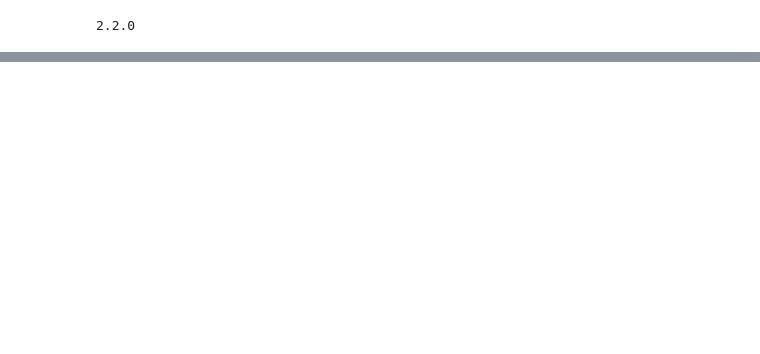
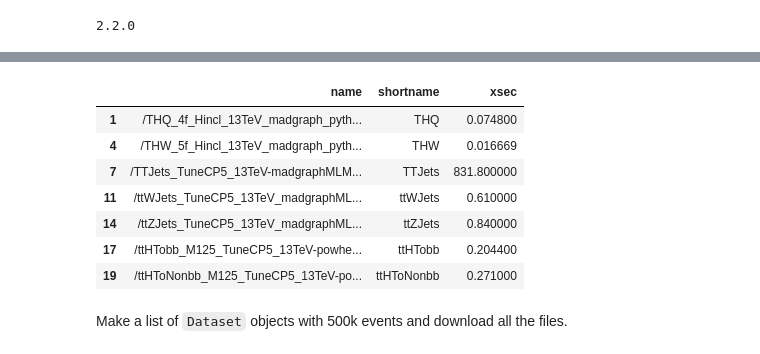
Before and after one commit to aminnj/miscnotebooks, a Jupyter notebook: singletophiggs/analysis.ipynb, the cells around one changed output, grey strips where cells are left out. Saved outputs shown, nothing was run; the diff lists cells and outputs as text; code cells hidden in the pictures; blank space fills up the shorter version.

```diff
--- a/singletophiggs/analysis.ipynb
+++ b/singletophiggs/analysis.ipynb
@@ -25,0 +177,48 @@ print mpl.__version__
+# %%
+dataset_names = [
+    "/THQ_4f_Hincl_13TeV_madgraph_pythia8/RunIIFall17NanoAODv4-PU2017_12Apr2018_Nano14Dec2018_102X_mc2017_realistic_v6-v1/NANOAODSIM",
+    "/THQ_4f_Hincl_13TeV_madgraph_pythia8/RunIIAutumn18NanoAODv4-Nano14Dec2018_102X_upgrade2018_realistic_v16-v1/NANOAODSIM",
+    "/THQ_Hincl_13TeV-madgraph-pythia8_TuneCUETP8M1/RunIISummer16NanoAODv4-PUMoriond17_Nano14Dec2018_102X_mcRun2_asymptotic_v6-v1/NANOAODSIM",
+    "/THW_5f_Hincl_13TeV_madgraph_pythia8/RunIIFall17NanoAODv4-PU2017_12Apr2018_Nano14Dec2018_102X_mc2017_realistic_v6-v1/NANOAODSIM",
+    "/THW_5f_Hincl_13TeV_madgraph_pythia8/RunIIAutumn18NanoAODv4-Nano14Dec2018_102X_upgrade2018_realistic_v16-v1/NANOAODSIM",
+    "/THW_Hincl_13TeV-madgraph-pythia8_TuneCUETP8M1/RunIISummer16NanoAODv4-PUMoriond17_Nano14Dec2018_102X_mcRun2_asymptotic_v6-v1/NANOAODSIM",
+    "/TTJets_TuneCP5_13TeV-madgraphMLM-pythia8/RunIIFall17NanoAODv4-PU2017_12Apr2018_Nano14Dec2018_102X_mc2017_realistic_v6-v1/NANOAODSIM",
+    "/TTJets_TuneCP5_13TeV-madgraphMLM-pythia8/RunIIAutumn18NanoAODv4-Nano14Dec2018_102X_upgrade2018_realistic_v16-v1/NANOAODSIM",
+    "/TTJets_TuneCUETP8M1_13TeV-madgraphMLM-pythia8/RunIISummer16NanoAODv4-PUMoriond17_Nano14Dec2018_102X_mcRun2_asymptotic_v6-v1/NANOAODSIM",
+    "/ttWJets_13TeV_madgraphMLM/RunIISummer16NanoAODv4-Nano14Dec2018_102X_mcRun2_asymptotic_v6-v1/NANOAODSIM",
+    "/ttWJets_TuneCP5_13TeV_madgraphMLM_pythia8/RunIIFall17NanoAODv4-PU2017_12Apr2018_Nano14Dec2018_102X_mc2017_realistic_v6-v1/NANOAODSIM",
+    "/ttWJets_TuneCP5_13TeV_madgraphMLM_pythia8/RunIIAutumn18NanoAODv4-Nano14Dec2018_102X_upgrade2018_realistic_v16_ext1-v1/NANOAODSIM",
+    "/ttZJets_13TeV_madgraphMLM-pythia8/RunIISummer16NanoAODv4-PUMoriond17_Nano14Dec2018_102X_mcRun2_asymptotic_v6-v1/NANOAODSIM",
+    "/ttZJets_TuneCP5_13TeV_madgraphMLM_pythia8/RunIIFall17NanoAODv4-PU2017_12Apr2018_Nano14Dec2018_102X_mc2017_realistic_v6-v1/NANOAODSIM",
+    "/ttZJets_TuneCP5_13TeV_madgraphMLM_pythia8/RunIIAutumn18NanoAODv4-Nano14Dec2018_102X_upgrade2018_realistic_v16_ext1-v1/NANOAODSIM",
+    "/ttHTobb_M125_13TeV_powheg_pythia8/RunIISummer16NanoAODv4-PUMoriond17_Nano14Dec2018_102X_mcRun2_asymptotic_v6-v1/NANOAODSIM",
+    "/ttHTobb_M125_TuneCP5_13TeV-powheg-pythia8/RunIIFall17NanoAODv4-PU2017_12Apr2018_Nano14Dec2018_new_pmx_102X_mc2017_realistic_v6-v1/NANOAODSIM",
+    "/ttHTobb_M125_TuneCP5_13TeV-powheg-pythia8/RunIIAutumn18NanoAOD-102X_upgrade2018_realistic_v15-v3/NANOAODSIM",
+    "/ttHToNonbb_M125_TuneCUETP8M2_ttHtranche3_13TeV-powheg-pythia8/RunIISummer16NanoAODv4-PUMoriond17_Nano14Dec2018_102X_mcRun2_asymptotic_v6-v1/NANOAODSIM",
+    "/ttHToNonbb_M125_TuneCP5_13TeV-powheg-pythia8/RunIIAutumn18NanoAODv4-Nano14Dec2018_102X_upgrade2018_realistic_v16-v1/NANOAODSIM",
+    "/ttHToNonbb_M125_TuneCP5_13TeV-powheg-pythia8/RunIIFall17NanoAODv4-PU2017_12Apr2018_Nano14Dec2018_new_pmx_102X_mc2017_realistic_v6-v1/NANOAODSIM",
+]
+df_datasets = pd.DataFrame(dataset_names,columns=["name"]).reset_index(drop=True)
+df_datasets["shortname"] = df_datasets["name"].str[1:].str.split("_").str[0]
+df_datasets["xsec"] = 1.
+names = df_datasets["name"].str
+df_datasets.loc[names.contains("THQ"),["xsec"]] = 0.0748 # https://arxiv.org/pdf/1504.00611.pdf
+df_datasets.loc[names.contains("THW"),["xsec"]] = 0.016*0.0748/0.0718 # eq 16/10 of https://arxiv.org/pdf/1211.0499.pdf
+df_datasets.loc[names.contains("ttHTobb"),["xsec"]] = 0.2044
+df_datasets.loc[names.contains("ttHToNonbb"),["xsec"]] = 0.2710
+df_datasets.loc[names.contains("ttZ"),["xsec"]] = 0.840
+df_datasets.loc[names.contains("ttW"),["xsec"]] = 0.610
+df_datasets.loc[names.contains("TTJets"),["xsec"]] = 831.8
+df_datasets = df_datasets[names.contains("Autumn18")]
+df_datasets
+# %% [output]
+|  | name | shortname | xsec |
+| 1 | /THQ_4f_Hincl_13TeV_madgraph_pyth... | THQ | 0.074800 |
+| 4 | /THW_5f_Hincl_13TeV_madgraph_pyth... | THW | 0.016669 |
+| 7 | /TTJets_TuneCP5_13TeV-madgraphMLM... | TTJets | 831.800000 |
+| 11 | /ttWJets_TuneCP5_13TeV_madgraphML... | ttWJets | 0.610000 |
+| 14 | /ttZJets_TuneCP5_13TeV_madgraphML... | ttZJets | 0.840000 |
+| 17 | /ttHTobb_M125_TuneCP5_13TeV-powhe... | ttHTobb | 0.204400 |
+| 19 | /ttHToNonbb_M125_TuneCP5_13TeV-po... | ttHToNonbb | 0.271000 |
+# %% [markdown]
+Make a list of `Dataset` objects with 500k events and download all the files.
```
Also changed, not shown: parts of 33 cells of this notebook.
